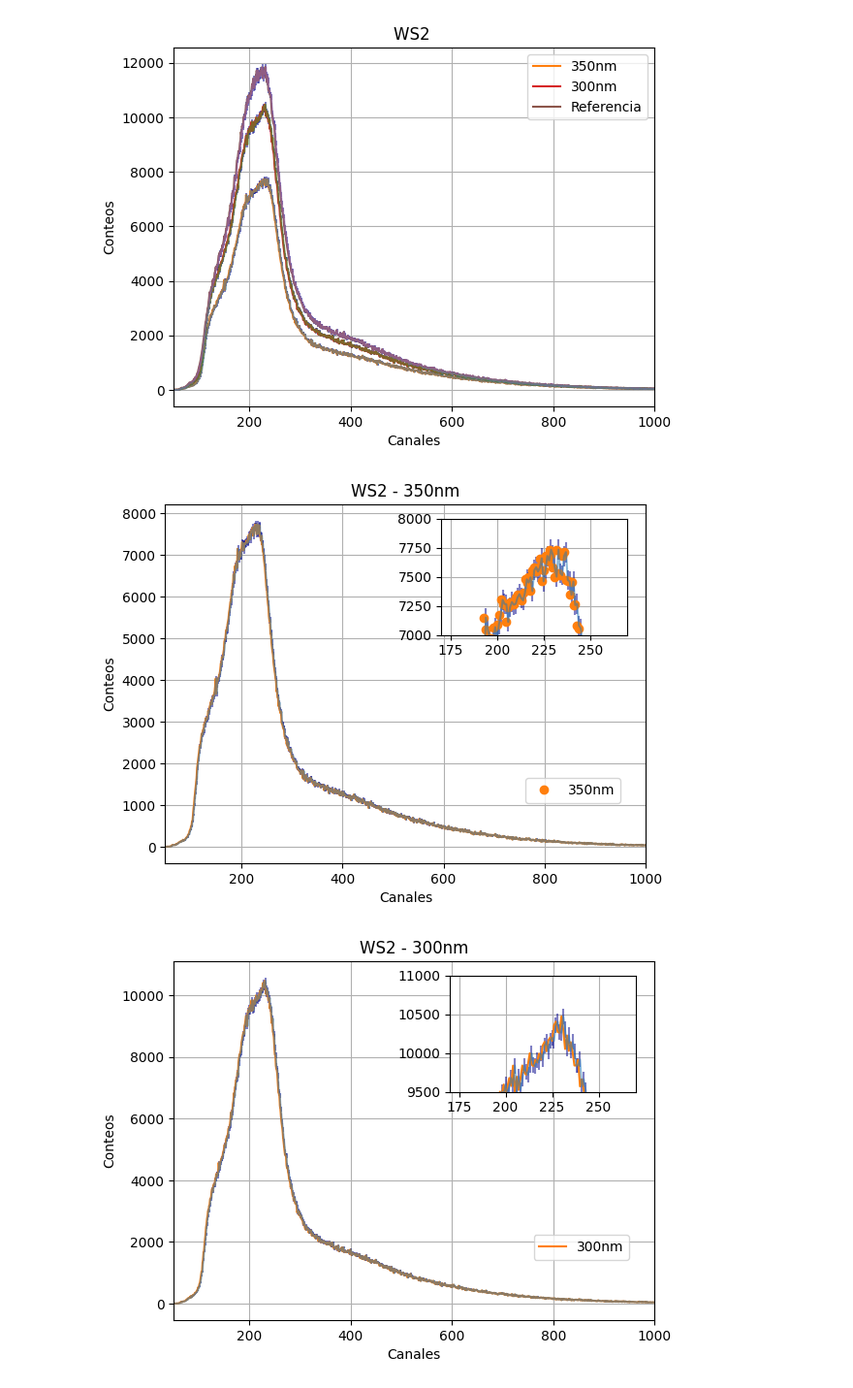
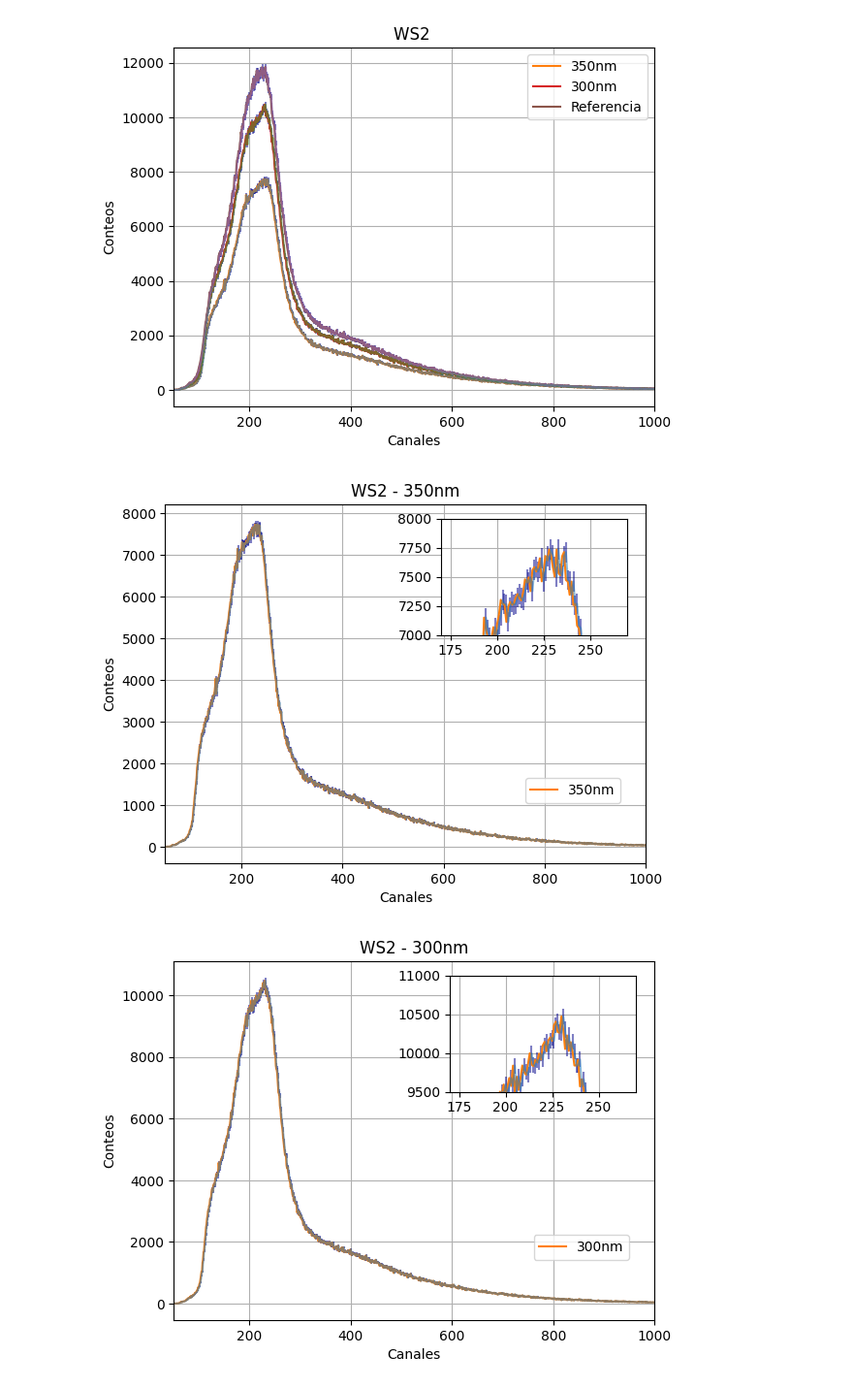
Before and after one commit to jpabonl/Proyecto-experimental, a Jupyter notebook: Graficas_Toma_1.ipynb, the cells around one changed output. Shown: that part at 97% size. Saved outputs shown, nothing was run; the diff lists cells and outputs as text; code cells hidden in the pictures.

```diff
--- a/Graficas_Toma_1.ipynb
+++ b/Graficas_Toma_1.ipynb
@@ -273,7 +352,7 @@ plt.grid(True)
 # Crear el área de zoom-in para el primer gráfico
 zoom_ax1 = plt.axes([0.57, 0.6, 0.3, 0.25])
 zoom_ax1.errorbar(range(len(datos)), datos, yerr=barras_error, ecolor='darkblue', alpha=0.5)
-zoom_ax1.plot(Pos2WS2,"o" , label="350nm")
+zoom_ax1.plot(Pos2WS2 , label="350nm")
 zoom_ax1.set_ylim(7000, 8000)
 zoom_ax1.set_xlim(170, 270)
 zoom_ax1.grid()
@@ -294,33 +373,33 @@ plt.grid(True)
 
 zoom_ax2 = plt.axes([0.57, 0.6, 0.3, 0.25])
 zoom_ax2.errorbar(range(len(datos2)), datos2, yerr=barras_error2, ecolor='darkblue', alpha=0.5)
 zoom_ax2.plot(Pos3WS2, label="300nm")
 zoom_ax2.set_ylim(9500, 11000)
 zoom_ax2.set_xlim(170, 270)
 zoom_ax2.grid()
 
 plt.legend(bbox_to_anchor=(1, -1.5), loc='lower right')
 plt.show()
 
 # Agregar el tercer gráfico y su zoom-in
 plt.errorbar(range(len(datos3)), datos3, yerr=barras_error3, ecolor='darkblue', alpha=0.5)
 plt.plot(Pos8Ref, label="Referencia")
 plt.xlim(50, 1000)
 plt.xlabel('Canales')
 plt.ylabel('Conteos')
 plt.title('Referencia')
 plt.grid(True)
 
 zoom_ax3 = plt.axes([0.57, 0.6, 0.3, 0.25])
 zoom_ax3.errorbar(range(len(datos3)), datos3, yerr=barras_error3, ecolor='darkblue', alpha=0.5)
 zoom_ax3.plot(Pos8Ref, label="Referencia")
 zoom_ax3.set_ylim(10000, 12000)
 zoom_ax3.set_xlim(170, 270)
 zoom_ax3.grid()
 
 plt.legend(bbox_to_anchor=(1, -1.5), loc='lower right')
 plt.show()
 # %% [output]
-[figure, old version]
+[figure, new version]
 [figure]
 [figure]
```
Also changed, not shown: parts of 7 cells of this notebook.
